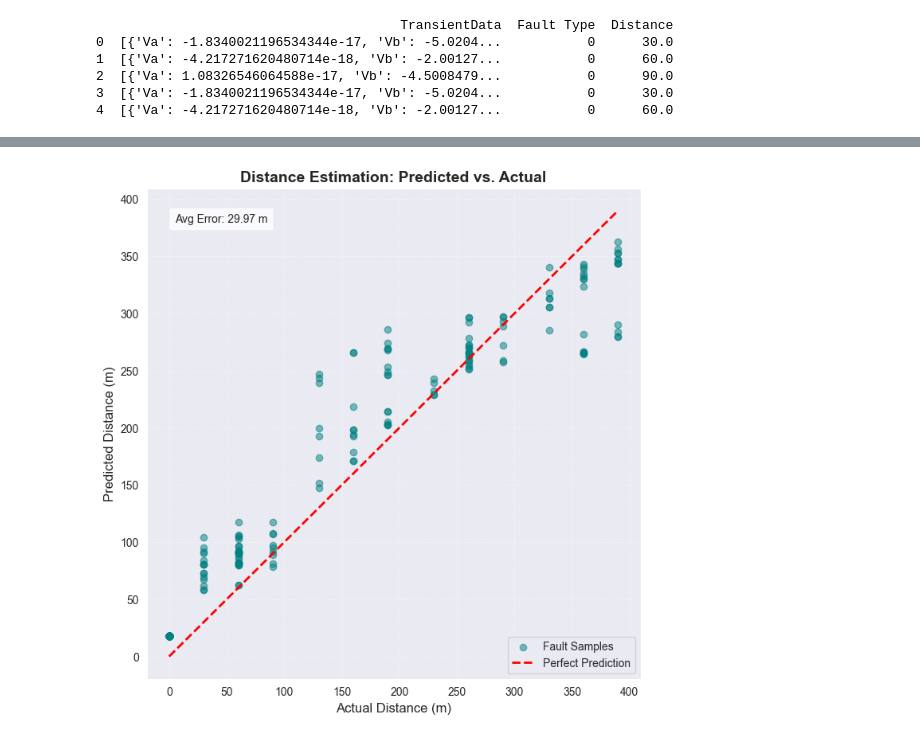
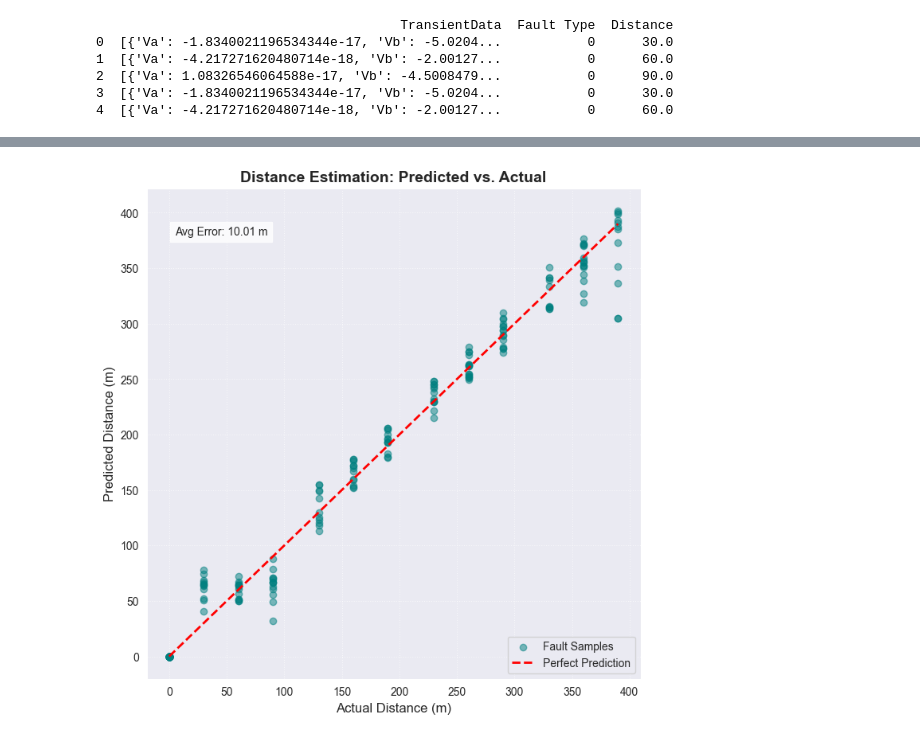
Before and after one commit to ketchup-vader-2005/machine-learning, a Jupyter notebook: transmission_system.ipynb, the cells around one changed output, grey strips where cells are left out. Drawn from its saved outputs; the diff is of its cells as text; code cells hidden in the pictures.

```diff
--- a/transmission_system.ipynb
+++ b/transmission_system.ipynb
@@ -127,7 +127,7 @@ X = np.array([
 
 #X[ :, :21, 1:4] = 1e-5
 
-X = X[:, 20:300, :]
+X = X[:, 50:290, :]
 
 
 features = ['Fault Type', 'Distance']
@@ -233,10 +232,12 @@ Xg_scaled = scaler_X.transform(Xg_reshaped).reshape(Xg.shape)
 X_final = np.concatenate((D6_V_scaled, D6_I_scaled, D2_I_scaled, Xg_scaled), axis=2)
 print({X_final.shape})
 
+X_flipped = np.transpose(X_final, (0, 2, 1))
+
 #X_transformed = np.sign(X) * np.log10(np.abs(X) + 1e-15)
 
 # splitting the dataset
-X_train, X_test, y_train, y_test = train_test_split(X_final, y, test_size=0.25)
+X_train, X_test, y_train, y_test = train_test_split(X, y, test_size=0.25)
 X_val, X_test, y_val, y_test = train_test_split(X_test, y_test, test_size=0.5)
 
 scaler_y = MinMaxScaler()
@@ -382,9 +425,9 @@ val_weights = [type_weights_val, distance_weights_val_reshaped]
 
 es = EarlyStopping(
     monitor='val_loss',
-    patience=15,
+    patience=5,
     restore_best_weights=True,
-    start_from_epoch=30,
+    start_from_epoch=50,
     mode = 'min')
 
 reduce_lr = tf.keras.callbacks.ReduceLROnPlateau(monitor='val_loss', factor=0.2, patience=5)
@@ -394,11 +437,11 @@ print("Expected keys for weights:", model.output_names)
 # Assuming y_train_cat is (Samples, 6) and y_train_dist_scaled is (Samples, 1)
 history = model.fit(
     X_train,
-    [y_train_cat, y_train_dist_scaled],
+    [y_train_cat, y_train_dist],
     epochs=100,
     batch_size=64,
     sample_weight=[type_weights, distance_weights_reshaped],
-    validation_data=(X_val, [y_val_cat, y_val_dist_scaled], [type_weights_val, distance_weights_val_reshaped]),
+    validation_data=(X_val, [y_val_cat, y_val_dist]),#, [type_weights_val, distance_weights_val_reshaped]),
     callbacks=[es, reduce_lr]
 )
 # %% [output]
@@ -432,13 +475,13 @@ y_pred_class = np.argmax(y_pred_probs, axis=1)
 y_test_class = np.argmax(y_test_cat, axis=1)
 
 # 3. Extract and Process Distance (Regression Head)
-y_pred_dist_scaled = predictions[1]
+y_pred_dist = predictions[1]
 # Use your scaled y_test distance data
-y_test_dist_scaled = y_test_dist_scaled
+#y_test_dist_scaled = y_test_dist_scaled
 
 # 4. Un-scale the distance back to meters
-y_pred_dist_m = scaler_y.inverse_transform(y_pred_dist_scaled)
-y_test_dist_m = scaler_y.inverse_transform(y_test_dist_scaled.reshape(-1, 1))
+#y_pred_dist_m = scaler_y.inverse_transform(y_pred_dist_scaled)
+#y_test_dist_m = scaler_y.inverse_transform(y_test_dist_scaled.reshape(-1, 1))
 #y_pred_dist_m = np.expm1(y_pred_dist_log)
 #y_test_dist_m = np.expm1(y_test_dist_log.reshape(-1, 1))
 
@@ -446,8 +489,8 @@ print("--- FAULT TYPE CLASSIFICATION REPORT ---")
 target_names = ['LG', 'LL', 'LLG', 'LLL/LLLG', 'No Fault']
 print(classification_report(y_test_class, y_pred_class, target_names=target_names))
 
-mae_m = mean_absolute_error(y_test_dist_m, y_pred_dist_m)
-r2 = r2_score(y_test_dist_m, y_pred_dist_m)
+mae_m = mean_absolute_error(y_test_dist, y_pred_dist)
+r2 = r2_score(y_test_dist, y_pred_dist)
 
 print("--- DISTANCE ESTIMATION ACCURACY ---")
 print(f"Average Location Error: {mae_m:.2f}")
@@ -458,8 +501,8 @@ print("-" * 65)
 for i in range(15): # Checking the first 15 samples
     act_t = target_names[y_test_class[i]]
     pre_t = target_names[y_pred_class[i]]
-    act_d = y_test_dist_m[i][0]
-    pre_d = y_pred_dist_m[i][0]
+    act_d = y_test_dist[i][0]
+    pre_d = y_pred_dist[i][0]
 
     print(f"{act_t:<12} | {pre_t:<12} | {act_d:<10.2f} | {pre_d:<10.2f} ")
 # %% [output]
@@ -565,27 +608,27 @@ plt.show()
 # %%
 # 1. Create the plot
 plt.figure(figsize=(8, 8))
 
 # 2. Scatter plot of Actual vs Predicted
-plt.scatter(y_test_dist_m, y_pred_dist_m, alpha=0.5, color='teal', label='Fault Samples')
+plt.scatter(y_test_dist, y_pred_dist, alpha=0.5, color='teal', label='Fault Samples')
 
 # 3. The "Perfect Prediction" Line
 # We draw a line from the min distance to the max distance
-limits = [np.min(y_test_dist_m), np.max(y_test_dist_m)]
+limits = [np.min(y_test_dist), np.max(y_test_dist)]
 plt.plot(limits, limits, color='red', linestyle='--', linewidth=2, label='Perfect Prediction')
 
 plt.title("Distance Estimation: Predicted vs. Actual", fontsize=14, fontweight='bold')
 plt.xlabel("Actual Distance (m)", fontsize=12)
 plt.ylabel("Predicted Distance (m)", fontsize=12)
 plt.grid(True, linestyle=':', alpha=0.7)
 plt.legend()
 
 # 4. Add a text box with the MAE
-mae_m = mean_absolute_error(y_test_dist_m, y_pred_dist_m)
+mae_m = mean_absolute_error(y_test_dist, y_pred_dist)
 plt.text(limits[0]+5, limits[1]-10, f'Avg Error: {mae_m:.2f} m', bbox=dict(facecolor='white', alpha=0.8))
 
 plt.show()
 # %% [output]
-[figure, old version]
+[figure, new version]
 # %%
 # The "Gain" you need is (max - min)
```
Also changed, not shown: parts of 15 cells of this notebook, 3 other files.
